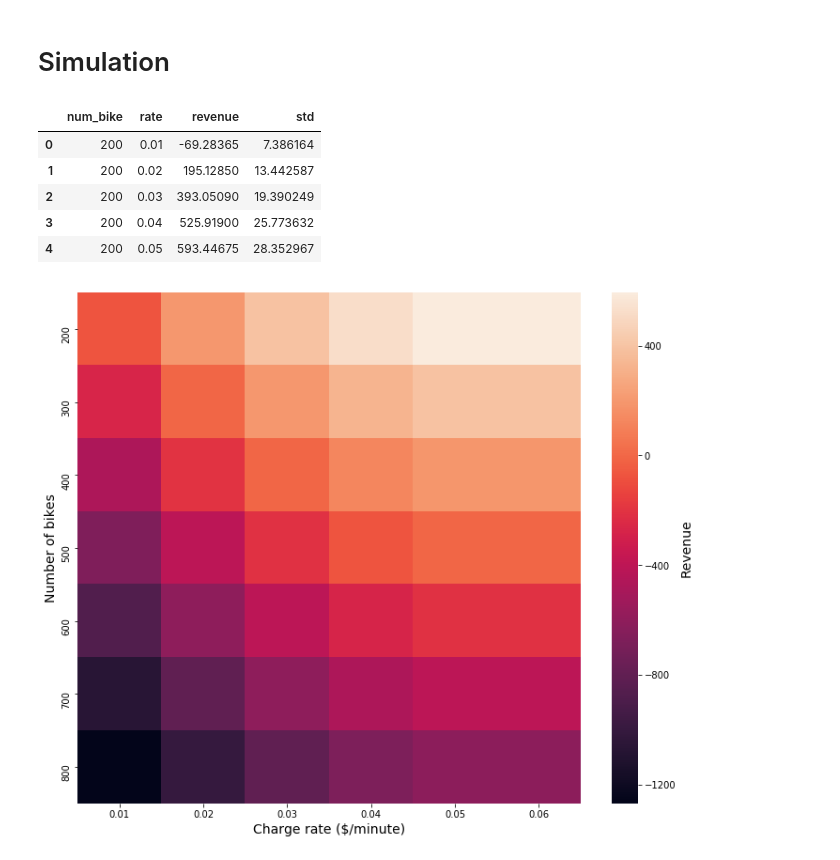
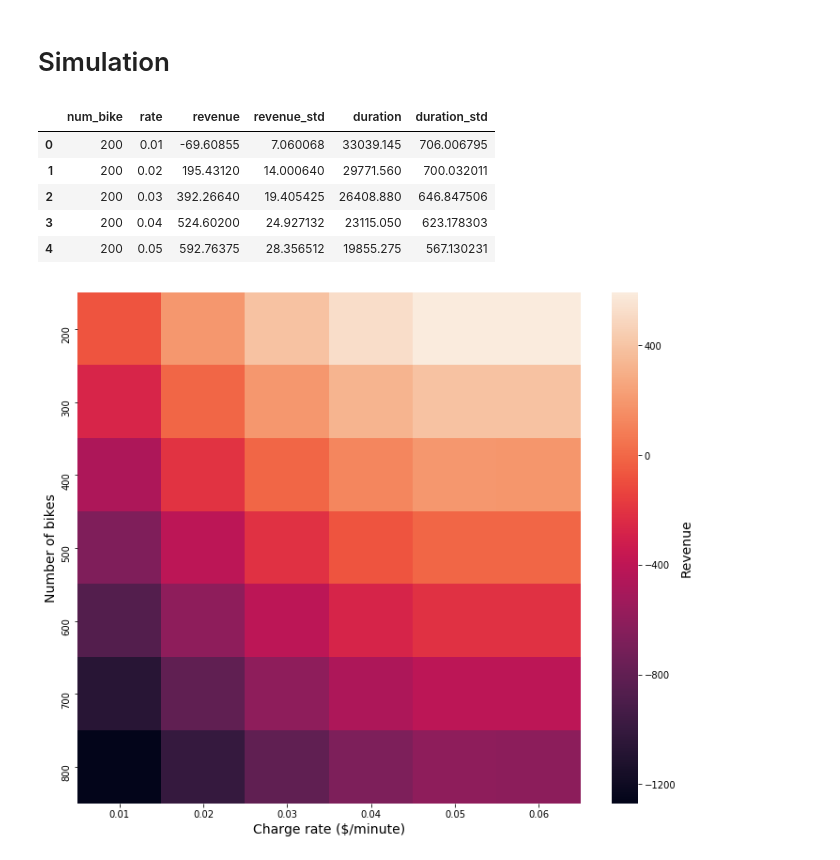
Before and after one commit to haley1229/Final-Project-1, a Jupyter notebook: main.ipynb, the cells around one changed output. Saved outputs shown, nothing was run; the diff lists cells and outputs as text; code cells hidden in the pictures.

```diff
--- a/main.ipynb
+++ b/main.ipynb
@@ -66,34 +66,41 @@ plt.show()
 # %%
 num_bike_lists = [200, 300, 400, 500, 600, 700, 800]
 charge_rates = [0.01, 0.02, 0.03, 0.04, 0.05, 0.06]
 profit_mean = []
 profit_std = []
 bike_list = []
 rate_list = []
+duration_mean = []
+duration_std = []
 
 for num_bike in num_bike_lists:
     for rate in charge_rates:
         tmp_profit = []
+        tmp_duration = []
         for i in range(1000):
             bike = Bicycle(num_bike=num_bike, rate=rate, seed=None)
             tmp_profit.append(bike.simulate())
+            tmp_duration.append(bike.usage_duration)
 
         bike_list.append(num_bike)
         rate_list.append(rate)
         profit_mean.append(np.mean(tmp_profit))
         profit_std.append(np.std(tmp_profit))
+        duration_mean.append(np.mean(tmp_duration))
+        duration_std.append(np.std(tmp_duration))
 
-maps = {'num_bike': bike_list, 'rate': rate_list, 'revenue': profit_mean, 'std': profit_std}
-df = pd.DataFrame(maps, columns=['num_bike', 'rate', 'revenue', 'std'])
+maps = {'num_bike': bike_list, 'rate': rate_list, 'revenue': profit_mean, 'revenue_std': profit_std,
+        'duration': duration_mean, 'duration_std': duration_std}
+df = pd.DataFrame(maps, columns=['num_bike', 'rate', 'revenue', 'revenue_std', 'duration', 'duration_std'])
 
 df.head()
 # %% [output]
-|  | num_bike | rate | revenue | std |
-| 0 | 200 | 0.01 | -69.28365 | 7.386164 |
-| 1 | 200 | 0.02 | 195.12850 | 13.442587 |
-| 2 | 200 | 0.03 | 393.05090 | 19.390249 |
-| 3 | 200 | 0.04 | 525.91900 | 25.773632 |
-| 4 | 200 | 0.05 | 593.44675 | 28.352967 |
+|  | num_bike | rate | revenue | revenue_std | duration | duration_std |
+| 0 | 200 | 0.01 | -69.60855 | 7.060068 | 33039.145 | 706.006795 |
+| 1 | 200 | 0.02 | 195.43120 | 14.000640 | 29771.560 | 700.032011 |
+| 2 | 200 | 0.03 | 392.26640 | 19.405425 | 26408.880 | 646.847506 |
+| 3 | 200 | 0.04 | 524.60200 | 24.927132 | 23115.050 | 623.178303 |
+| 4 | 200 | 0.05 | 592.76375 | 28.356512 | 19855.275 | 567.130231 |
 # %%
 pivot = pd.pivot_table(df, values='revenue', index='num_bike', columns='rate')
 
```
Also changed, not shown: parts of 5 cells of this notebook, 6 other files.
